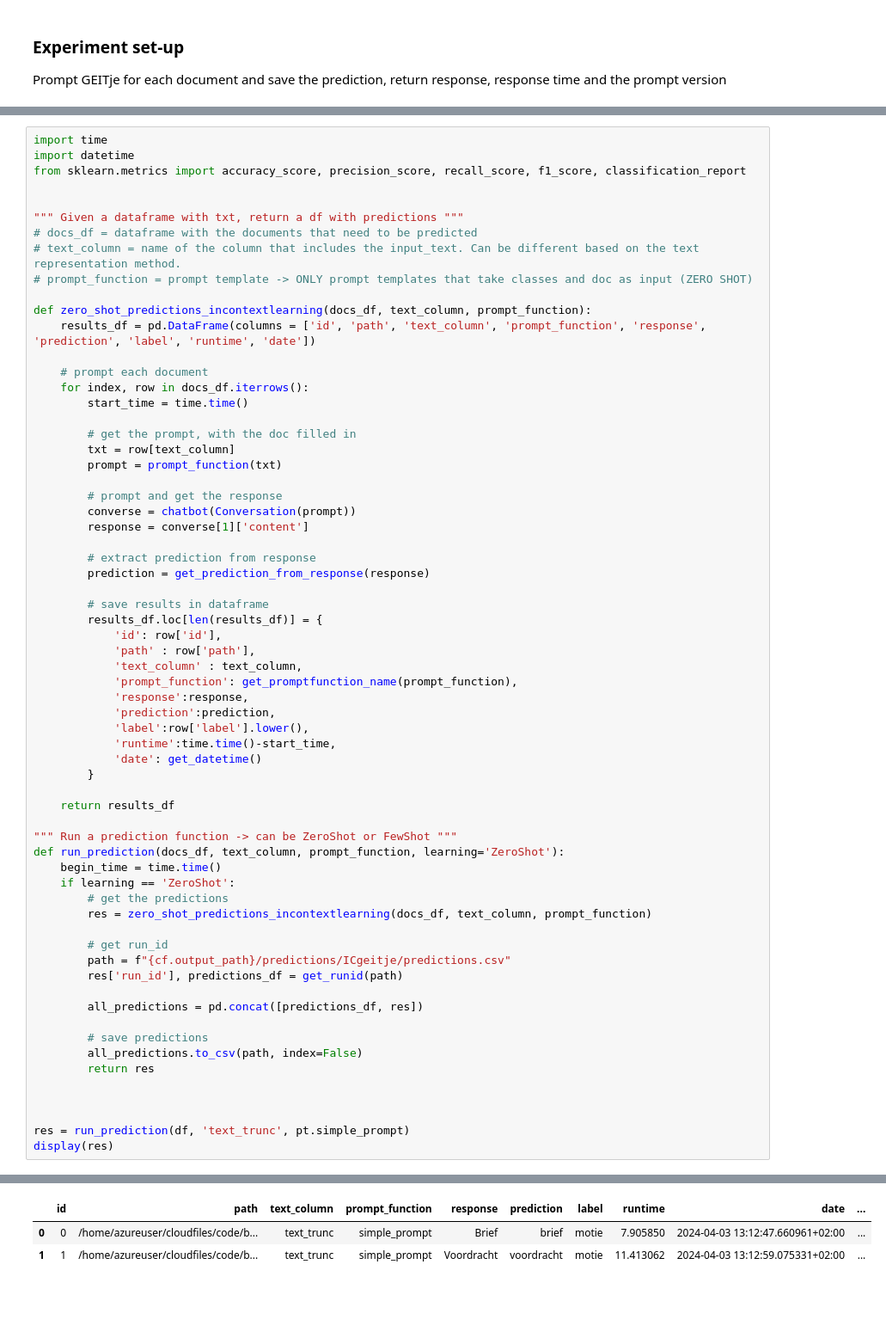
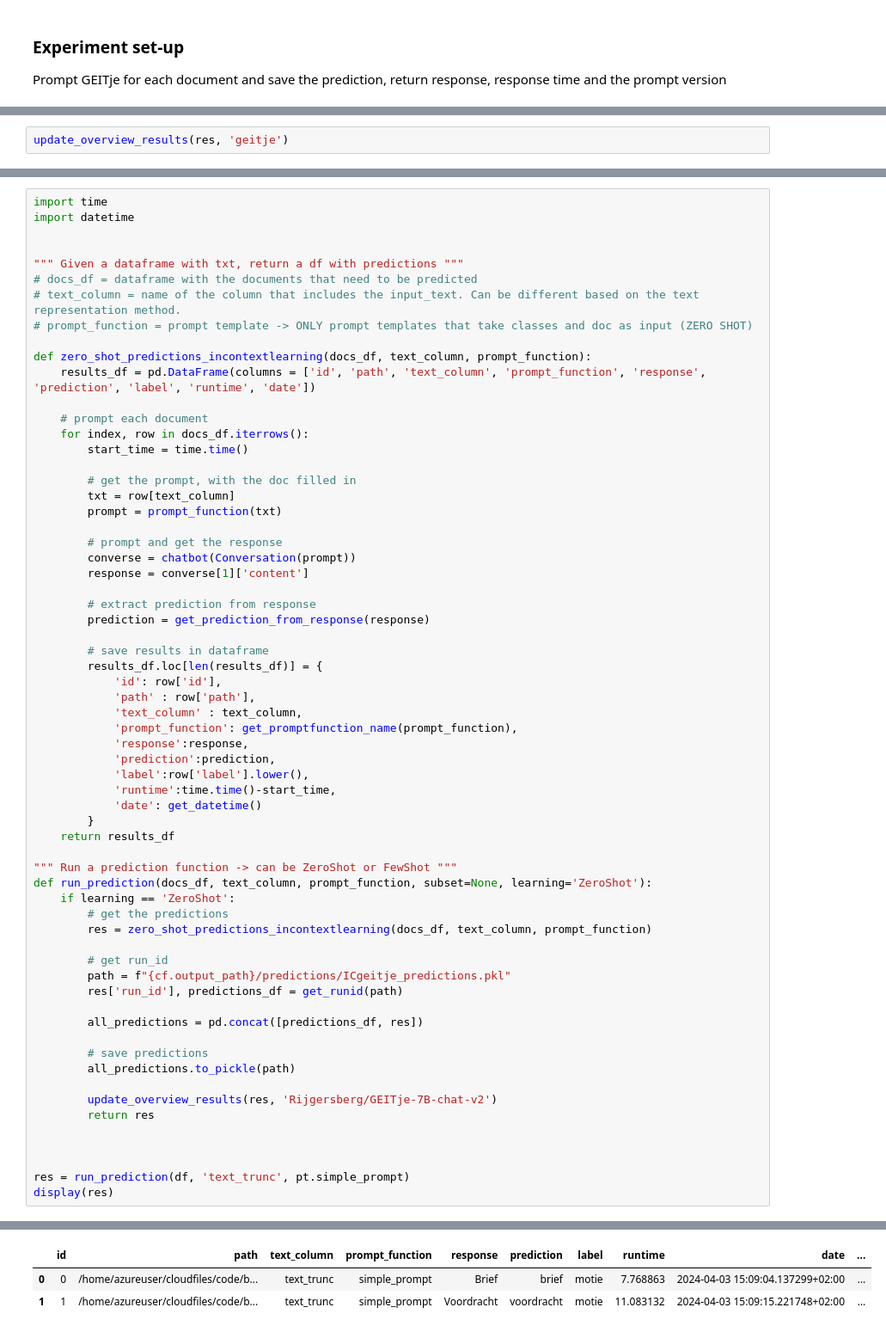
Before and after one commit to Amsterdam-Internships/document-classification-using-large-language-models, a Jupyter notebook: notebooks/CLgeitje.ipynb, the cells around one changed output, grey strips where cells are left out. Shown at 86% size. Drawn from its saved outputs; the diff is of its cells as text; blank space fills up the shorter version.

Commit message:
save predictions

```diff
--- a/notebooks/CLgeitje.ipynb
+++ b/notebooks/CLgeitje.ipynb
@@ -157,0 +202,2 @@ def get_runid(path):
+# %%
+update_overview_results(res, 'geitje')
@@ -158,7 +219,6 @@ def get_runid(path):
 # %%
 import time
 import datetime
-from sklearn.metrics import accuracy_score, precision_score, recall_score, f1_score, classification_report
 
 
 """ Given a dataframe with txt, return a df with predictions """
@@ -194,37 +254,37 @@ def zero_shot_predictions_incontextlearning(docs_df, text_column, prompt_functio
             'prediction':prediction,
             'label':row['label'].lower(),
             'runtime':time.time()-start_time,
             'date': get_datetime()
         }
-
     return results_df
 
 """ Run a prediction function -> can be ZeroShot or FewShot """
-def run_prediction(docs_df, text_column, prompt_function, learning='ZeroShot'):
-    begin_time = time.time()
+def run_prediction(docs_df, text_column, prompt_function, subset=None, learning='ZeroShot'):
     if learning == 'ZeroShot':
         # get the predictions
         res = zero_shot_predictions_incontextlearning(docs_df, text_column, prompt_function)
 
         # get run_id
-        path = f"{cf.output_path}/predictions/ICgeitje/predictions.csv"
+        path = f"{cf.output_path}/predictions/ICgeitje_predictions.pkl"
         res['run_id'], predictions_df = get_runid(path)
 
         all_predictions = pd.concat([predictions_df, res])
 
         # save predictions
-        all_predictions.to_csv(path, index=False)
+        all_predictions.to_pickle(path)
+
+        update_overview_results(res, 'Rijgersberg/GEITje-7B-chat-v2')
         return res
 
 
 
 res = run_prediction(df, 'text_trunc', pt.simple_prompt)
 display(res)
 # %% [output]
 The attention mask and the pad token id were not set. As a consequence, you may observe unexpected behavior. Please pass your input's `attention_mask` to obtain reliable results.
 Setting `pad_token_id` to `eos_token_id`:2 for open-end generation.
 The attention mask and the pad token id were not set. As a consequence, you may observe unexpected behavior. Please pass your input's `attention_mask` to obtain reliable results.
 Setting `pad_token_id` to `eos_token_id`:2 for open-end generation.
 |  | id | path | text_column | prompt_function | response | prediction | label | runtime | date | ... |
-| 0 | 0 | /home/azureuser/cloudfiles/code/b... | text_trunc | simple_prompt | Brief | brief | motie | 7.905850 | 2024-04-03 13:12:47.660961+02:00 | ... |
-| 1 | 1 | /home/azureuser/cloudfiles/code/b... | text_trunc | simple_prompt | Voordracht | voordracht | motie | 11.413062 | 2024-04-03 13:12:59.075331+02:00 | ... |
+| 0 | 0 | /home/azureuser/cloudfiles/code/b... | text_trunc | simple_prompt | Brief | brief | motie | 7.768863 | 2024-04-03 15:09:04.137299+02:00 | ... |
+| 1 | 1 | /home/azureuser/cloudfiles/code/b... | text_trunc | simple_prompt | Voordracht | voordracht | motie | 11.083132 | 2024-04-03 15:09:15.221748+02:00 | ... |
```
Also changed, not shown: parts of 3 cells of this notebook.
